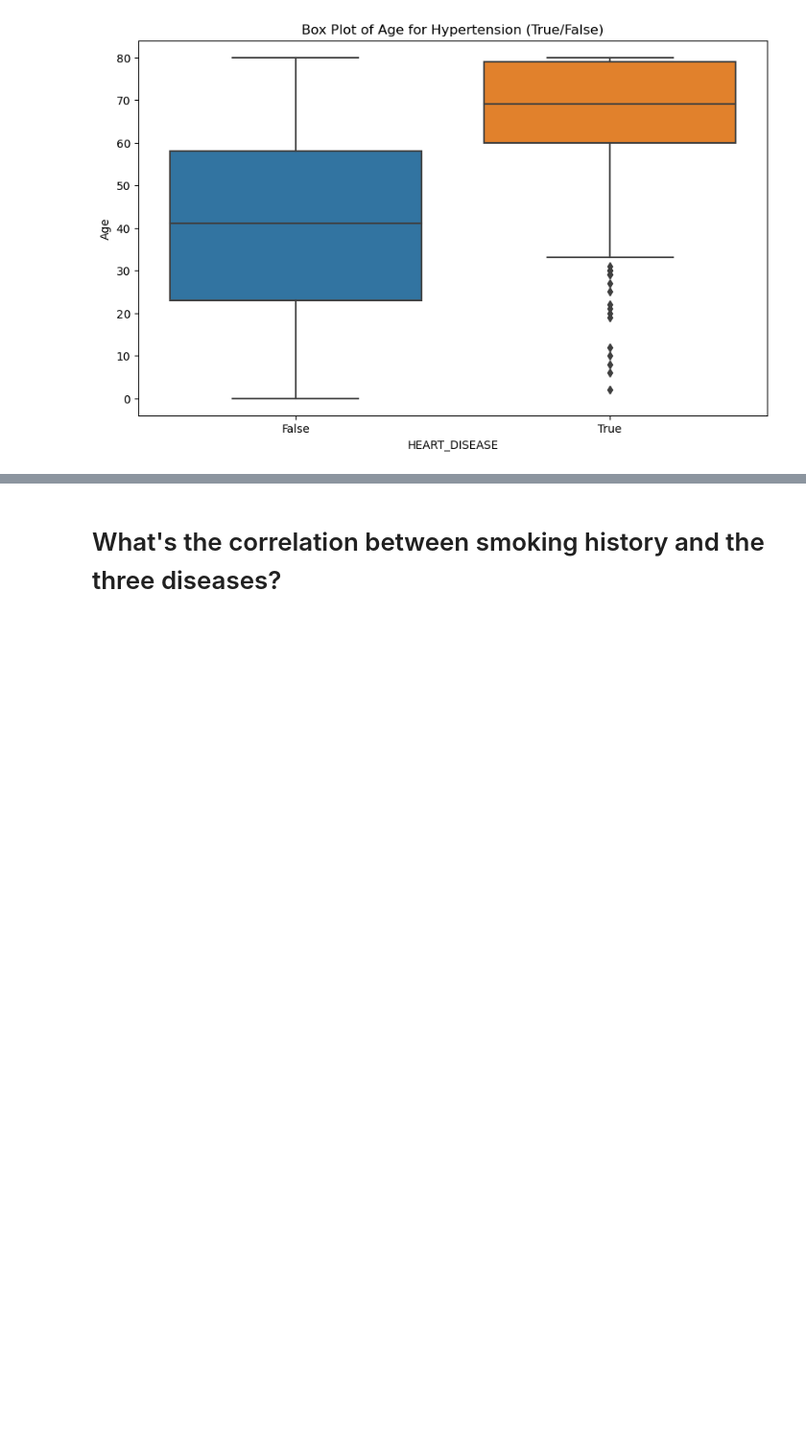
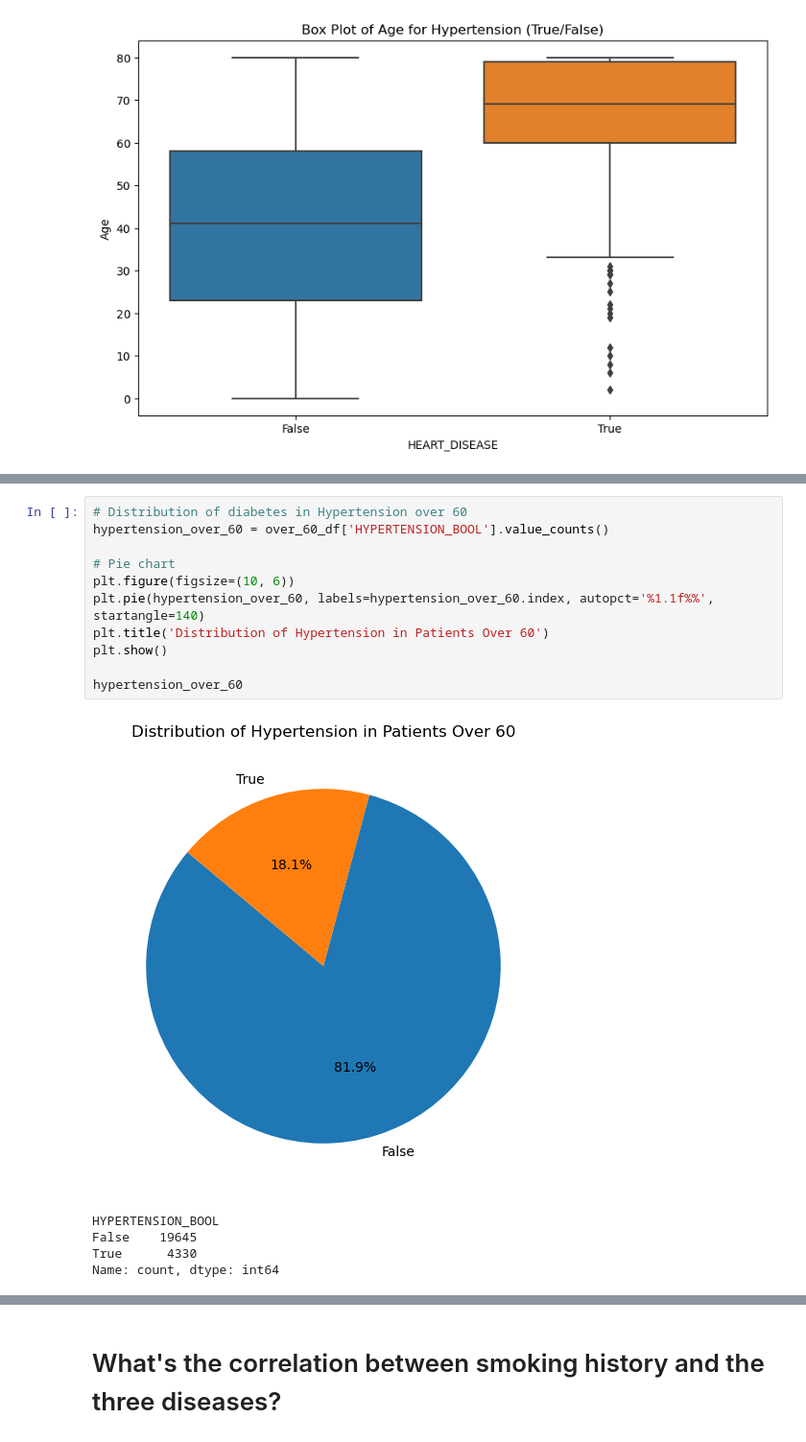
Before and after one commit to ktennant5378/Group-Project-1, a Jupyter notebook: PPP.ipynb, the cells around one changed output, grey strips where cells are left out. Shown: that part at 96% size. Cells and saved outputs as stored; diff of their text form; blank space fills up the shorter version.

```diff
--- a/PPP.ipynb
+++ b/PPP.ipynb
@@ -104,0 +152,17 @@ plt.show()
+# %%
+# Distribution of diabetes in Hypertension over 60
+hypertension_over_60 = over_60_df['HYPERTENSION_BOOL'].value_counts()
+
+# Pie chart
+plt.figure(figsize=(10, 6))
+plt.pie(hypertension_over_60, labels=hypertension_over_60.index, autopct='%1.1f%%', startangle=140)
+plt.title('Distribution of Hypertension in Patients Over 60')
+plt.show()
+
+hypertension_over_60
+# %% [output]
+[figure, added]
+HYPERTENSION_BOOL
+False    19645
+True      4330
+Name: count, dtype: int64
```
Also changed, not shown: parts of 13 cells of this notebook.
